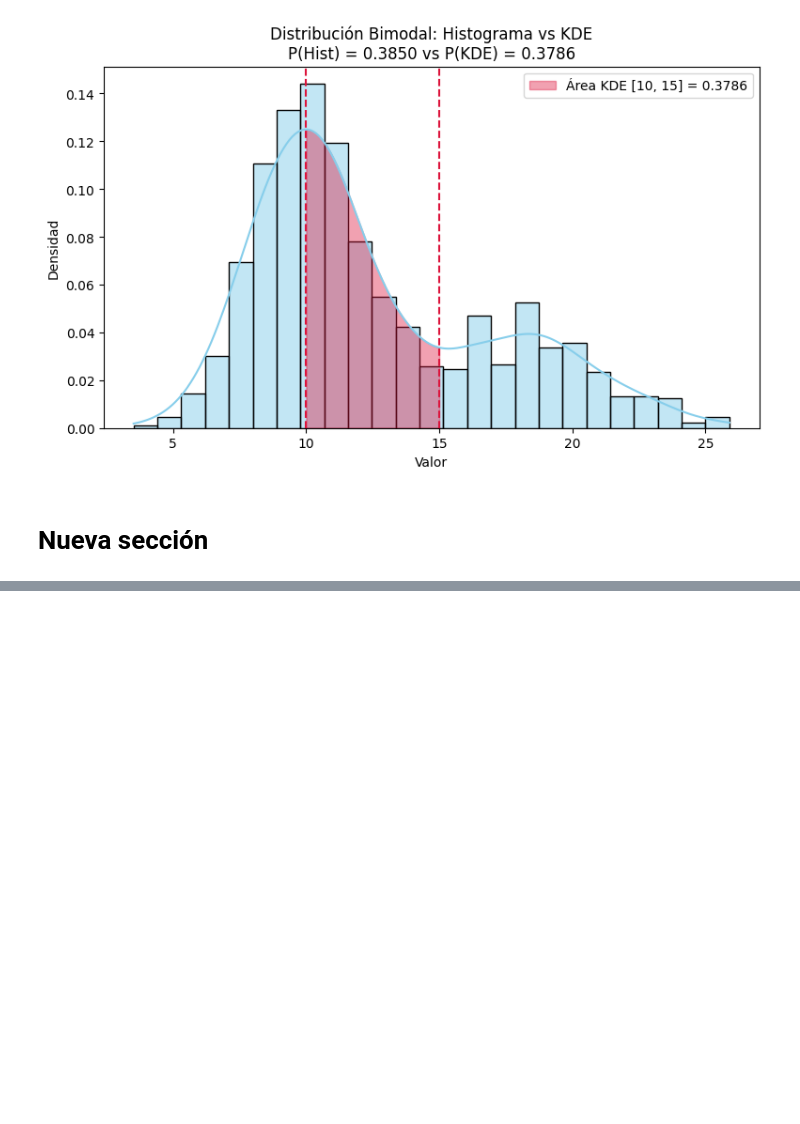
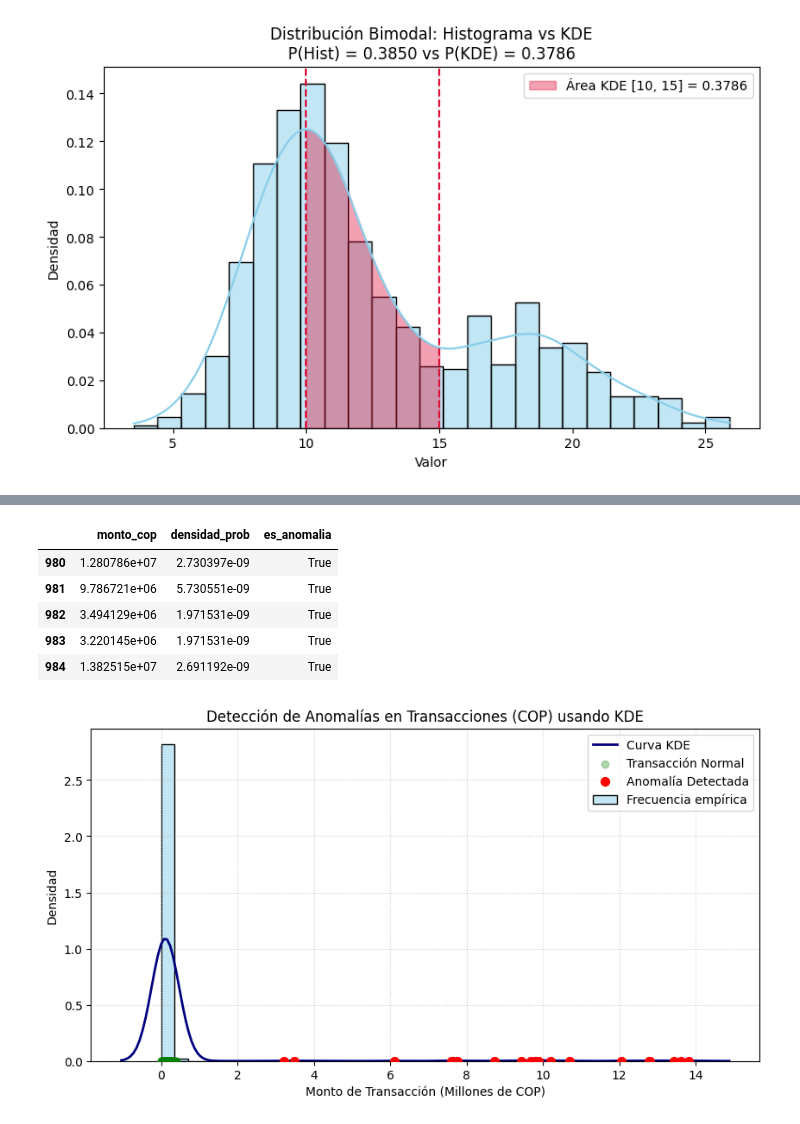
Before and after one commit to asegura4488/EDCO_IntroCienciaDatos, a Jupyter notebook: Semana3/ProbabilidadKDE.ipynb, the cells around one changed output, grey strips where cells are left out. Drawn from its saved outputs; the diff is of its cells as text; code cells hidden in the pictures; blank space fills up the shorter version.

```diff
--- a/Semana3/ProbabilidadKDE.ipynb
+++ b/Semana3/ProbabilidadKDE.ipynb
@@ -60,5 +60,74 @@ Probabilidad en el rango [10, 15] (Segundo Pico):
 - KDE:        0.3786 (37.86%)
 - Diferencia: 0.0064
 [figure]
-# %% [markdown]
-# Nueva sección
+# %%
+# Caso de transacciones irregulares
+import numpy as np
+import pandas as pd
+import matplotlib.pyplot as plt
+import seaborn as sns
+from scipy.stats import gaussian_kde
+
+# 1. GENERAR DATOS SINTÉTICOS DE TRANSACCIONES EN COP
+np.random.seed(42)
+
+# Transacciones normales (ej. compras cotidianas entre $20,000 y $300,000 COP)
+compras_habituales = np.random.gamma(shape=2, scale=50_000, size=980) + 10_000
+
+# Anomalías (montos atípicos altos ej. $2,000,000 a $15,000,000 COP)
+anomalias = np.random.uniform(low=2_000_000, high=15_000_000, size=20)
+
+# Unir todas las transacciones
+montos_cop = np.concatenate([compras_habituales, anomalias])
+
+# Crear DataFrame
+df = pd.DataFrame({'monto_cop': montos_cop})
+
+# -------------------------------------------------------------
+# 2. MODELAR DENSIDAD EMPÍRICA (KDE) Y DETECTAR ANOMALÍAS
+# -------------------------------------------------------------
+
+# Estimación de densidad por Kernel (KDE)
+kde = gaussian_kde(df['monto_cop'])
+
+# Calcular la densidad de probabilidad para cada transacción
+df['densidad_prob'] = kde(df['monto_cop'])
+
+# Definir umbral: marcar como anomalía el 2% de menor probabilidad
+umbral_densidad = np.percentile(df['densidad_prob'], 2)
+df['es_anomalia'] = df['densidad_prob'] < umbral_densidad
+
+# Mostrar resúmenes
+print(f"Total de transacciones: {len(df)}")
+print(f"Anomalías detectadas:   {df['es_anomalia'].sum()}")
+print("\nEjemplo de transacciones marcadas como anomalía:")
+display(df[df['es_anomalia']].head())
+
+# -------------------------------------------------------------
+# 3. VISUALIZACIÓN EN JUPYTER
+# -------------------------------------------------------------
+plt.figure(figsize=(10, 5))
+
+# Distribución normal (en millones de COP para fácil lectura)
+sns.histplot(df['monto_cop'] / 1e6, bins=40, stat="density", color="skyblue", alpha=0.5, label="Frecuencia empírica")
+sns.kdeplot(df['monto_cop'] / 1e6, color="navy", lw=2, label="Curva KDE")
+
+# Graficar puntos normales vs anomalías
+anomalias_df = df[df['es_anomalia']]
+normales_df = df[~df['es_anomalia']]
+
+plt.scatter(normales_df['monto_cop'] / 1e6, np.zeros(len(normales_df)),
+            color='green', alpha=0.3, label='Transacción Normal', zorder=3)
+plt.scatter(anomalias_df['monto_cop'] / 1e6, np.zeros(len(anomalias_df)),
+            color='red', s=50, label='Anomalía Detectada', zorder=4)
+
+#plt.xscale('log')
+#plt.yscale('log')
+
+plt.title("Detección de Anomalías en Transacciones (COP) usando KDE")
+plt.xlabel("Monto de Transacción (Millones de COP)")
+plt.ylabel("Densidad")
+plt.legend()
+plt.grid(True, linestyle=":", alpha=0.6)
+plt.show()
+# %% [output]
@@ -64,0 +138,7 @@ Probabilidad en el rango [10, 15] (Segundo Pico):
+|  | monto_cop | densidad_prob | es_anomalia |
+| 980 | 1.280786e+07 | 2.730397e-09 | True |
+| 981 | 9.786721e+06 | 5.730551e-09 | True |
+| 982 | 3.494129e+06 | 1.971531e-09 | True |
+| 983 | 3.220145e+06 | 1.971531e-09 | True |
+| 984 | 1.382515e+07 | 2.691192e-09 | True |
+[figure, added]
```
Also changed, not shown: parts of 1 cell of this notebook.
